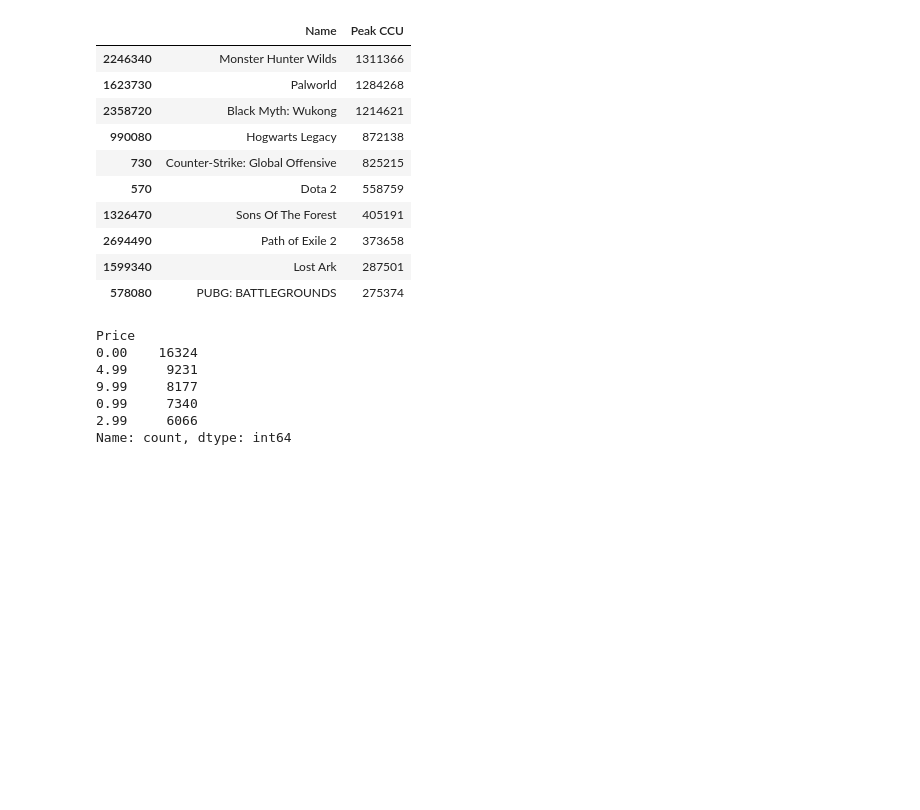
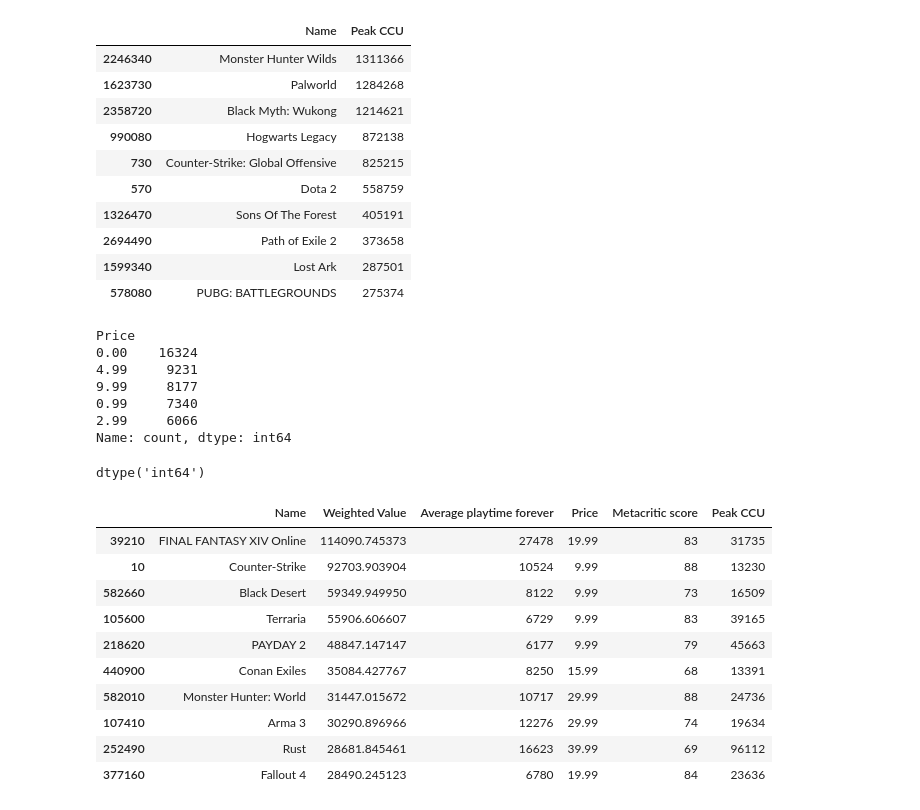
Before and after one commit to JaysonPra/Steam-Games-Explorer, a Jupyter notebook: notebooks/exploration.ipynb, the cells around one changed output. Saved outputs shown, nothing was run; the diff lists cells and outputs as text; code cells hidden in the pictures; blank space fills up the shorter version.

```diff
--- a/notebooks/exploration.ipynb
+++ b/notebooks/exploration.ipynb
@@ -118,3 +118,37 @@ Price
 0.99     7340
 2.99     6066
 Name: count, dtype: int64
+# %%
+steam_games["User score"].dtype
+# %% [output]
+dtype('int64')
+# %%
+df_value = steam_games[steam_games["Price"] > 0].copy()
+
+df_value["Value"] = df_value["Average playtime forever"] / df_value["Price"]
+
+df_value = df_value[np.isfinite(df_value["Value"])].dropna(
+    subset=["Value", "Metacritic score", "Peak CCU"]
+)
+
+df_value["Weighted Value"] = df_value["Value"] * df_value["Metacritic score"]
+
+filtered_popular_games = df_value[df_value["Peak CCU"] > 10000]
+
+top_10_best_value_games = filtered_popular_games.sort_values(
+    by="Weighted Value", ascending=False
+).head(10)
+
+top_10_best_value_games[["Name", "Weighted Value", "Average playtime forever", "Price", "Metacritic score", "Peak CCU"]]
+# %% [output]
+|  | Name | Weighted Value | Average playtime forever | Price | Metacritic score | Peak CCU |
+| 39210 | FINAL FANTASY XIV Online | 114090.745373 | 27478 | 19.99 | 83 | 31735 |
+| 10 | Counter-Strike | 92703.903904 | 10524 | 9.99 | 88 | 13230 |
+| 582660 | Black Desert | 59349.949950 | 8122 | 9.99 | 73 | 16509 |
+| 105600 | Terraria | 55906.606607 | 6729 | 9.99 | 83 | 39165 |
+| 218620 | PAYDAY 2 | 48847.147147 | 6177 | 9.99 | 79 | 45663 |
+| 440900 | Conan Exiles | 35084.427767 | 8250 | 15.99 | 68 | 13391 |
+| 582010 | Monster Hunter: World | 31447.015672 | 10717 | 29.99 | 88 | 24736 |
+| 107410 | Arma 3 | 30290.896966 | 12276 | 29.99 | 74 | 19634 |
+| 252490 | Rust | 28681.845461 | 16623 | 39.99 | 69 | 96112 |
+| 377160 | Fallout 4 | 28490.245123 | 6780 | 19.99 | 84 | 23636 |
```
Also changed, not shown: parts of 1 cell of this notebook, 6 other files.
